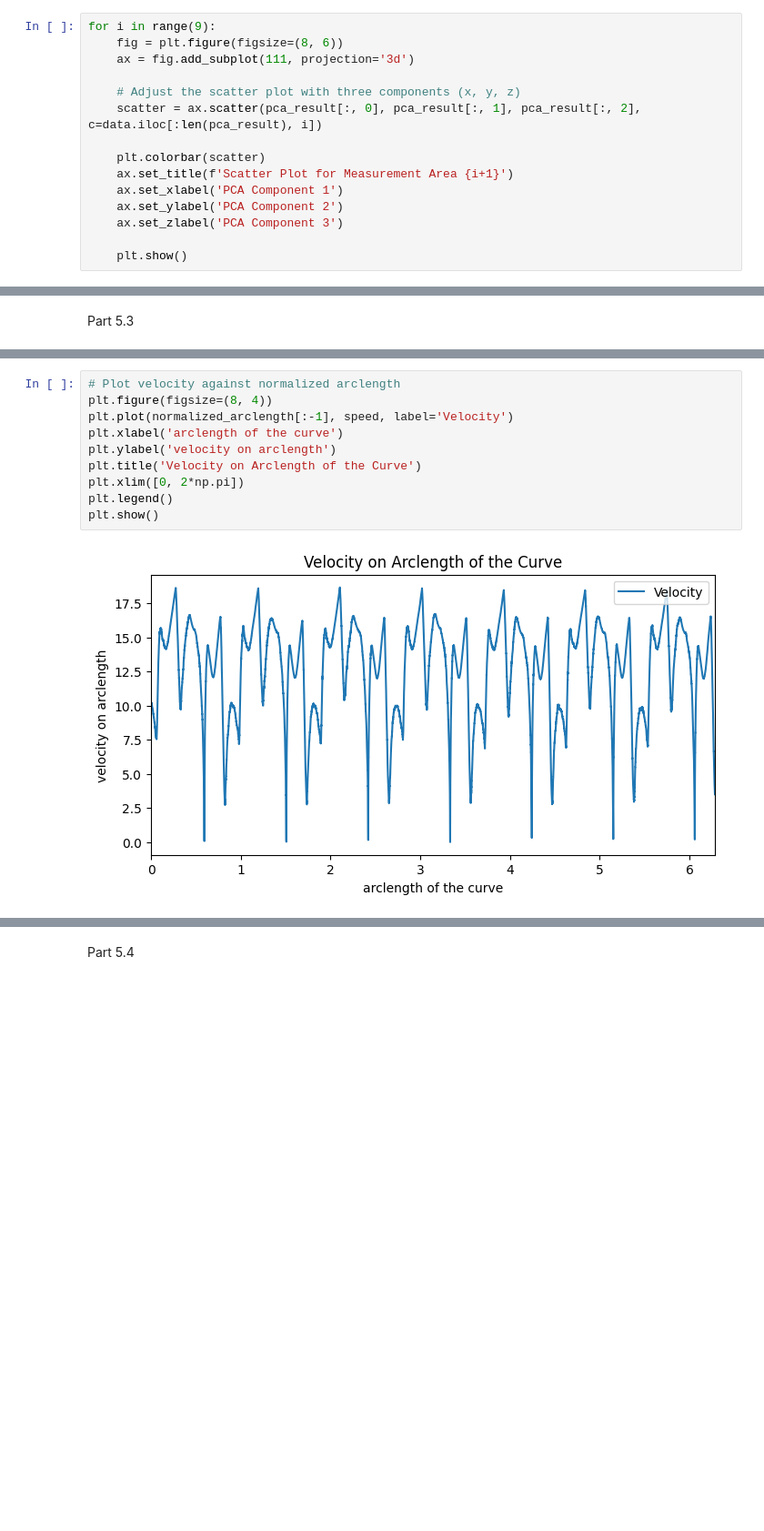
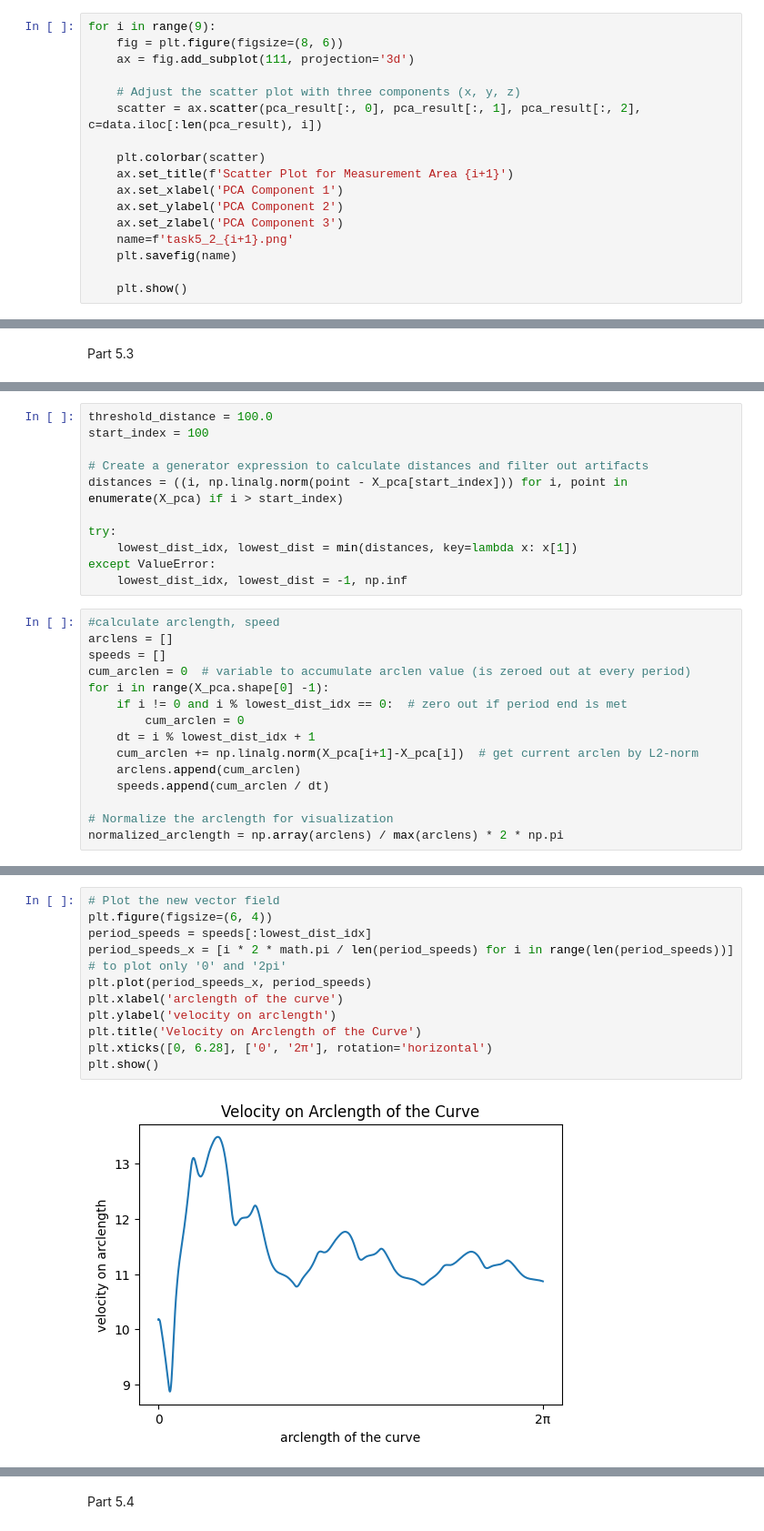
Before and after one commit to mymermer/MLCMS, a Jupyter notebook: Exercise05/task5.ipynb, the cells around one changed output, grey strips where cells are left out. Shown at 91% size. Cells and saved outputs as stored; diff of their text form; blank space fills up the shorter version.

Commit message:
task5.3 completed

```diff
--- a/Exercise05/task5.ipynb
+++ b/Exercise05/task5.ipynb
@@ -86,6 +99,8 @@ for i in range(9):
     ax.set_xlabel('PCA Component 1')
     ax.set_ylabel('PCA Component 2')
     ax.set_zlabel('PCA Component 3')
+    name=f'task5_2_{i+1}.png'
+    plt.savefig(name)
 
     plt.show()
 # %% [output]
@@ -125,0 +149,26 @@ normalized_arclength = (arclength - arclength.min()) / (arclength.max() - arclen
+# %%
+threshold_distance = 100.0
+start_index = 100
+
+# Create a generator expression to calculate distances and filter out artifacts
+distances = ((i, np.linalg.norm(point - X_pca[start_index])) for i, point in enumerate(X_pca) if i > start_index)
+
+try:
+    lowest_dist_idx, lowest_dist = min(distances, key=lambda x: x[1])
+except ValueError:
+    lowest_dist_idx, lowest_dist = -1, np.inf
+# %%
+#calculate arclength, speed
+arclens = []
+speeds = []
+cum_arclen = 0  # variable to accumulate arclen value (is zeroed out at every period)
+for i in range(X_pca.shape[0] -1):
+    if i != 0 and i % lowest_dist_idx == 0:  # zero out if period end is met
+        cum_arclen = 0
+    dt = i % lowest_dist_idx + 1
+    cum_arclen += np.linalg.norm(X_pca[i+1]-X_pca[i])  # get current arclen by L2-norm
+    arclens.append(cum_arclen)
+    speeds.append(cum_arclen / dt)
+
+# Normalize the arclength for visualization
+normalized_arclength = np.array(arclens) / max(arclens) * 2 * np.pi
@@ -126,12 +185,13 @@ normalized_arclength = (arclength - arclength.min()) / (arclength.max() - arclen
 # %%
-# Plot velocity against normalized arclength
-plt.figure(figsize=(8, 4))
-plt.plot(normalized_arclength[:-1], speed, label='Velocity')
+# Plot the new vector field
+plt.figure(figsize=(6, 4))
+period_speeds = speeds[:lowest_dist_idx]
+period_speeds_x = [i * 2 * math.pi / len(period_speeds) for i in range(len(period_speeds))]  # to plot only '0' and '2pi'
+plt.plot(period_speeds_x, period_speeds)
 plt.xlabel('arclength of the curve')
 plt.ylabel('velocity on arclength')
 plt.title('Velocity on Arclength of the Curve')
-plt.xlim([0, 2*np.pi])
-plt.legend()
+plt.xticks([0, 6.28], ['0', '2π'], rotation='horizontal')
 plt.show()
 # %% [output]
-[figure, old version]
+[figure, new version]
```
Also changed, not shown: parts of 21 cells of this notebook.
